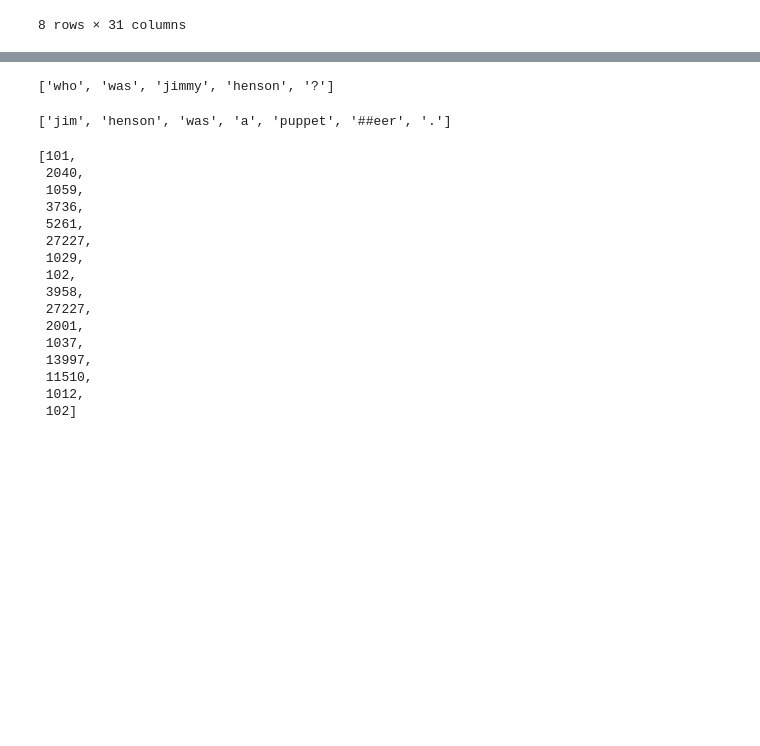
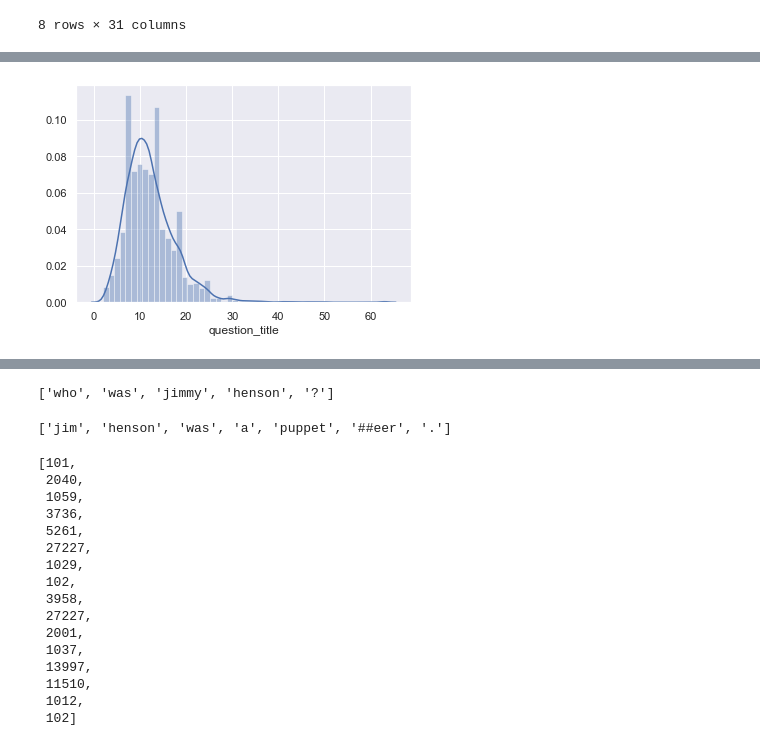
Before and after one commit to rcharan/count-von-embedding, a Jupyter notebook: analysis/becca_working.ipynb, the cells around one changed output, grey strips where cells are left out. Cells and saved outputs as stored; diff of their text form; code cells hidden in the pictures; blank space fills up the shorter version.

```diff
--- a/analysis/becca_working.ipynb
+++ b/analysis/becca_working.ipynb
@@ -39,8 +40,8 @@ model_sc = torch.hub.load('huggingface/pytorch-transformers', 'modelForSequenceC
 # %% [output]
 Using cache found in /Users/rweng/.cache/torch/hub/huggingface_pytorch-transformers_master
 # %%
-train_data = pd.read_csv('data/train.csv')
-test_data = pd.read_csv('data/test.csv')
+train_data = pd.read_csv('../input/google-quest-challenge/train.csv')
+test_data = pd.read_csv('../input/google-quest-challenge/test.csv')
 # %%
 train_data.head()
 # %% [output]
@@ -88,0 +124,9 @@ train_data.describe()
+# %%
+# Grab question title, body, and answers
+title  = train_data.question_title
+body   = train_data.question_body
+answer = train_data.answer
+# %%
+def token_len(text): return len(tokenizer.tokenize(text))
+# %%
+title_len  = title.map(token_len)
@@ -88,0 +137,4 @@ train_data.describe()
+# %%
+sns.distplot(title_len);
+# %% [output]
+[figure, added]
```
Also changed, not shown: parts of 28 cells of this notebook.
